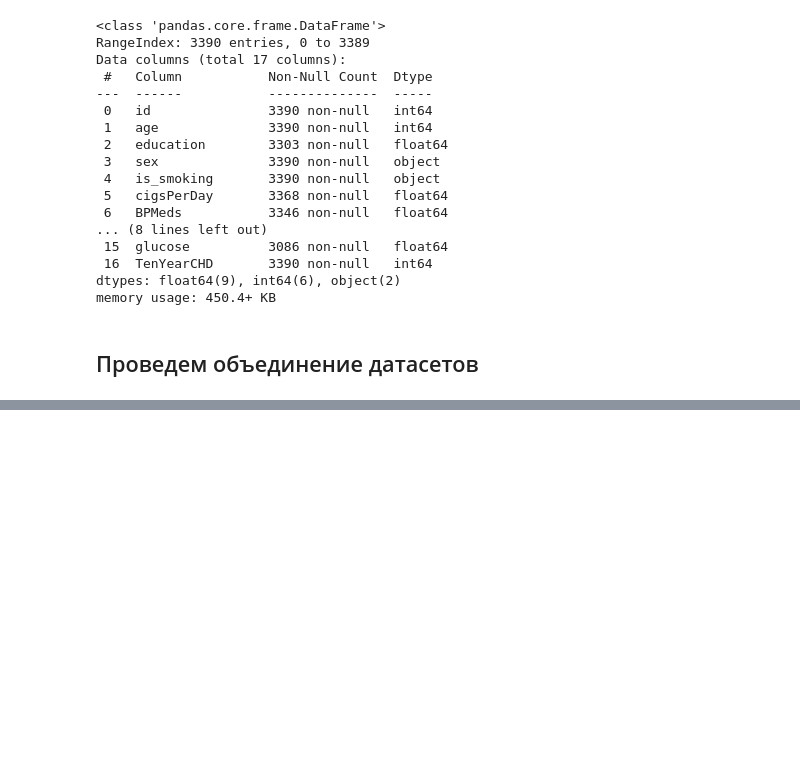
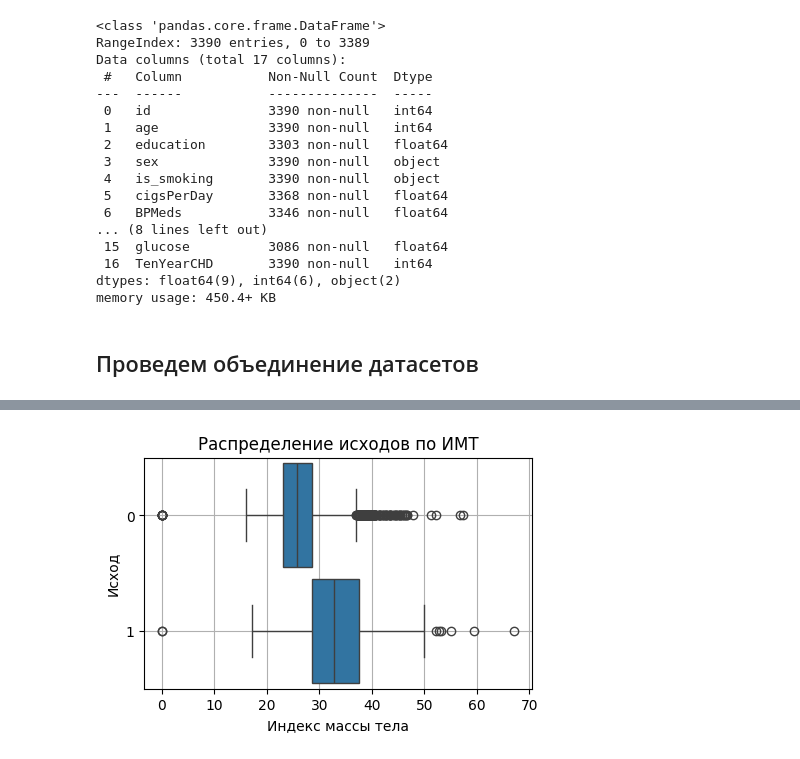
Before and after one commit to olesyaRU/OlesyaRuban, a Jupyter notebook: Итоговый проект/project.ipynb, the cells around one changed output, grey strips where cells are left out. Saved outputs shown, nothing was run; the diff lists cells and outputs as text; code cells hidden in the pictures; blank space fills up the shorter version.

```diff
--- a/Итоговый проект/project.ipynb
+++ b/Итоговый проект/project.ipynb
@@ -480,0 +551,17 @@ NameError: name 'self' is not defined
+# %%
+# Показать с помощью графика "ящик с усами" распределение ИМТ в двух группах: с сахарным диабетом (СД) и без заболевания
+fig = plt.figure(figsize=(5, 3))
+boxplot = sns.boxplot(
+    data=data,
+    y='Diabetes',
+    x='BMI',
+    orient='h',
+    width=0.9
+)
+boxplot.set_title('Распределение исходов по ИМТ');
+boxplot.set_xlabel('Индекс массы тела');
+boxplot.set_ylabel('Исход');
+boxplot.grid()
+# Ка видно из графика, пациенты с СД имели больший ИМТ. Т.е. новый датасет совпадает с предыдущим по распространенности ИМТ в группах.
+# %% [output]
+[figure, added]
```
Also changed, not shown: parts of 30 cells of this notebook.
